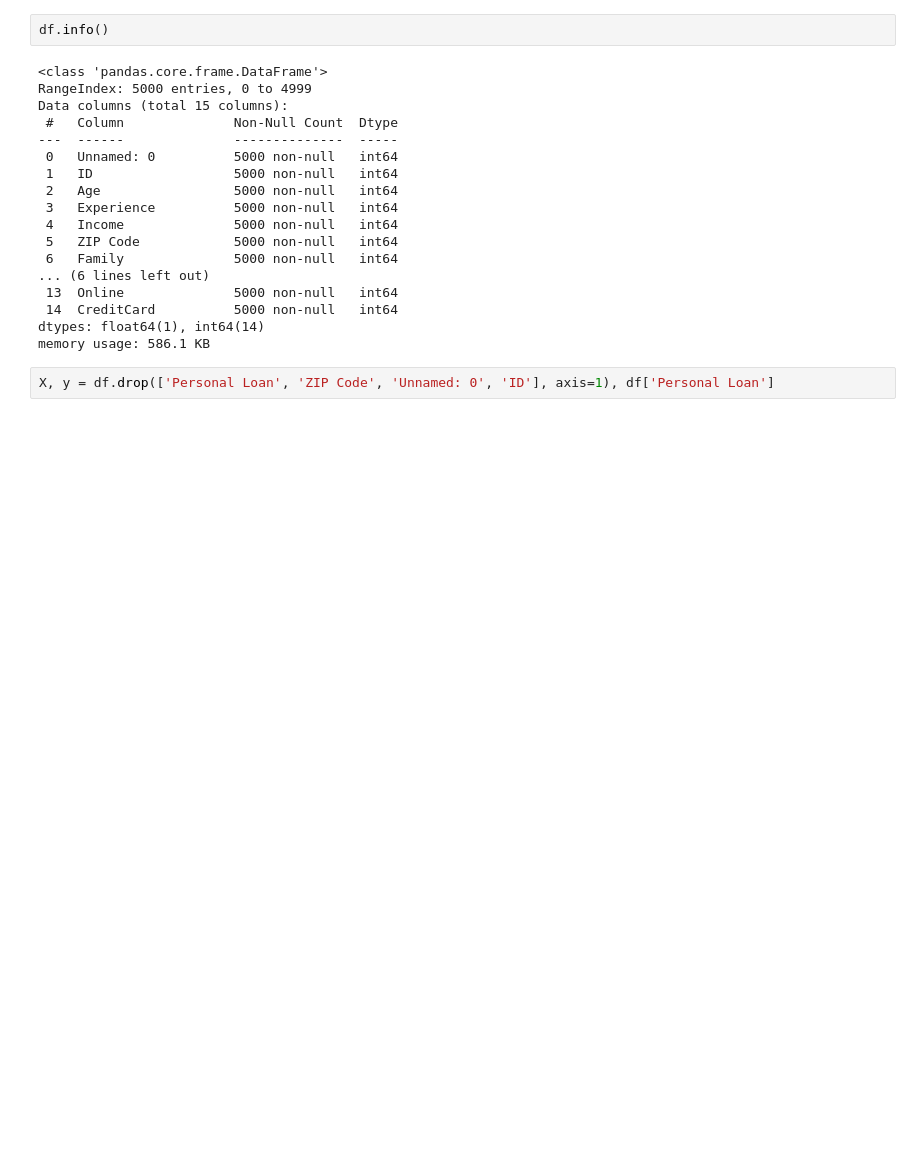
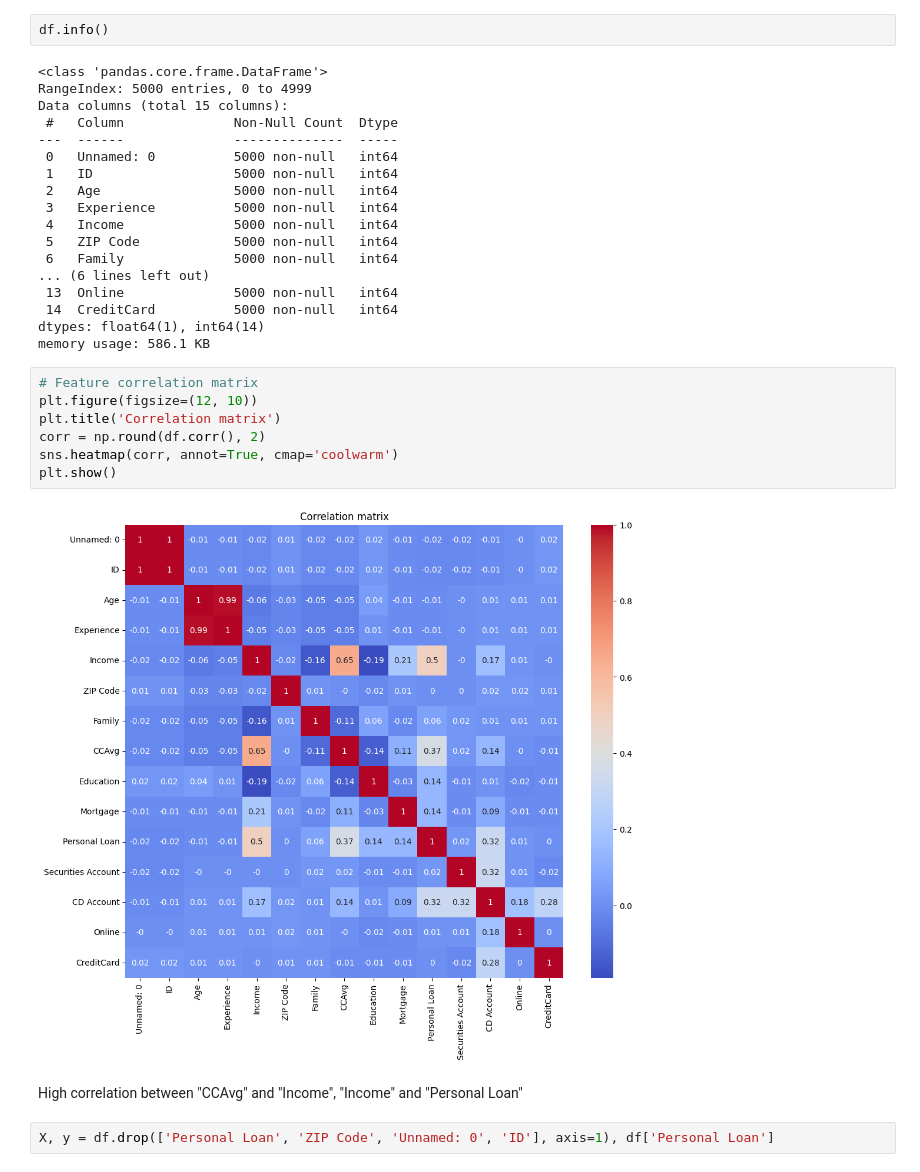
Before and after one commit to cobalte90/LinReg, a Jupyter notebook: logistic_regression_show.ipynb, the cells around one changed output. Drawn from its saved outputs; the diff is of its cells as text; blank space fills up the shorter version.

```diff
--- a/logistic_regression_show.ipynb
+++ b/logistic_regression_show.ipynb
@@ -61,6 +61,17 @@ Data columns (total 15 columns):
  14  CreditCard          5000 non-null   int64
 dtypes: float64(1), int64(14)
 memory usage: 586.1 KB
+# %%
+# Feature correlation matrix
+plt.figure(figsize=(12, 10))
+plt.title('Correlation matrix')
+corr = np.round(df.corr(), 2)
+sns.heatmap(corr, annot=True, cmap='coolwarm')
+plt.show()
+# %% [output]
+[figure, added]
+# %% [markdown]
+High correlation between "CCAvg" and "Income", "Income" and "Personal Loan"
 # %%
 X, y = df.drop(['Personal Loan', 'ZIP Code', 'Unnamed: 0', 'ID'], axis=1), df['Personal Loan']
 # %%
```
Also changed, not shown: parts of 5 cells of this notebook, 3 other files.
